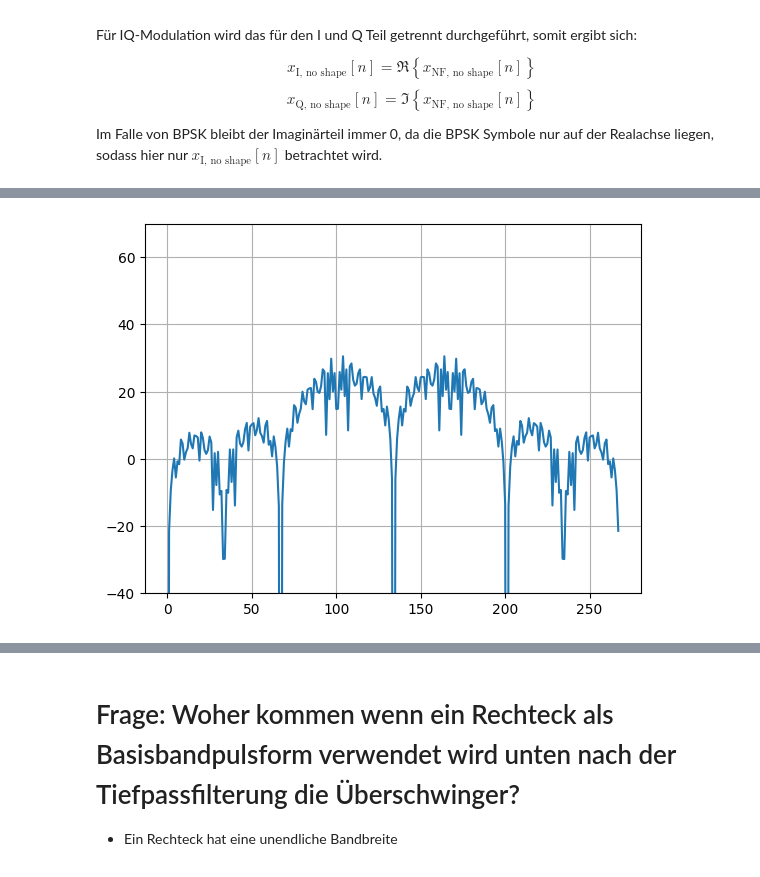
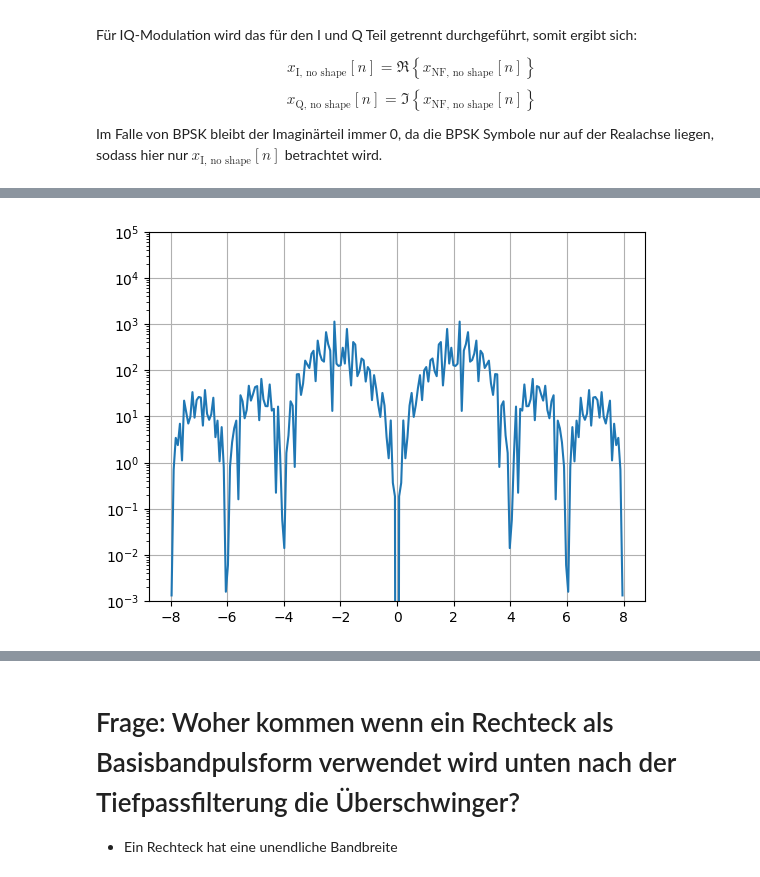
Before and after one commit to sonnylednaw/sdr-module, a Jupyter notebook: iq-modulation/iq-sampling.ipynb, the cells around one changed output, grey strips where cells are left out. Saved outputs shown, nothing was run; the diff lists cells and outputs as text; code cells hidden in the pictures.

```diff
--- a/iq-modulation/iq-sampling.ipynb
+++ b/iq-modulation/iq-sampling.ipynb
@@ -150,0 +217,6 @@ plt.show()
+# %%
+x_i_no_shape = np.zeros(len(BPSK) * sps)
+t = np.arange(len(x_i_no_shape)) * T_sample
+for n in range(len(BPSK)):
+    # signal.gausspulse
+    x_i_no_shape += BPSK[n] * signal.gausspulse(t - n*T_s)
@@ -171 +260,5 @@ f_s &= \text{sampling frequency}
+# %%
+x_i_shaped = np.convolve(x_i_no_shape, h)
+
+t = np.arange(x_i_shaped.size) * T_sample
 # %%
@@ -197,7 +309,6 @@ plt.ylim(-40, 70)
 # %%
-fc = 1  # Hz carrier frequency
-fs = sps  # Hz sampling rate
-t = np.arange(len(x_shaped)) / fs
-carrier = np.cos(2 * np.pi * fc * t)
-plt.plot(t, carrier)
-plt.show()
+t = np.arange(x_i_shaped.size) * T_sample
+f_c = 2
+
+s_c_I = np.cos(2*np.pi*f_c*t)
+s_c_Q = np.cos(2*np.pi*f_c*t - np.pi/2)
@@ -206,4 +345,3 @@ plt.show()
 # %%
-passband_signal = x_shaped * carrier
-plt.plot(passband_signal)
-plt.plot(x_shaped, color='red')
+s_hf = x_i_shaped * s_c_I - 0 * s_c_Q
+t = np.arange(s_hf.size) * T_sample
@@ -213,12 +357,14 @@ plt.plot(x_shaped, color='red')
 # %%
-# spectrum of the passband signal
-passband_signal_spectrum = np.fft.fftshift(np.fft.fft(passband_signal))
-plt.plot(20*np.log10(np.abs(passband_signal_spectrum)))
+s_hf_spectrum = np.fft.fftshift(np.fft.fft(s_hf))
+f = np.fft.fftshift(np.fft.fftfreq(s_hf.size, T_sample))
+
+plt.plot(f, np.abs(s_hf_spectrum)**2)
 plt.grid(True)
-plt.ylim(-40, 70)
+plt.yscale('log')
+plt.ylim(10e-4, 10e4)
 plt.show()
 # %% [output]
-[figure, old version]
+[figure, new version]
 # %% [markdown]
 ## Empfänger
 
```
Also changed, not shown: parts of 50 cells of this notebook.
